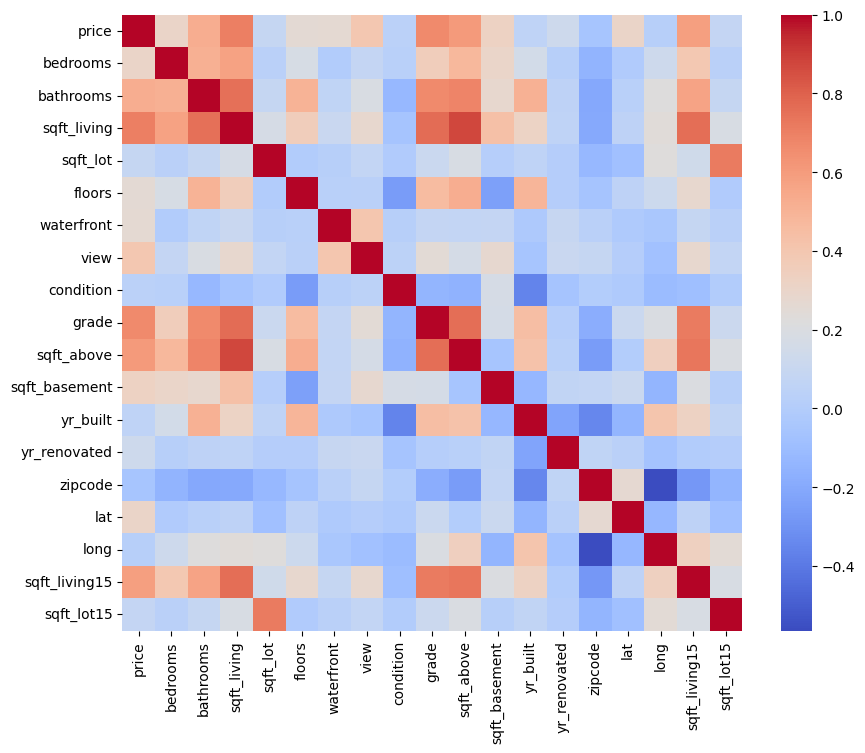
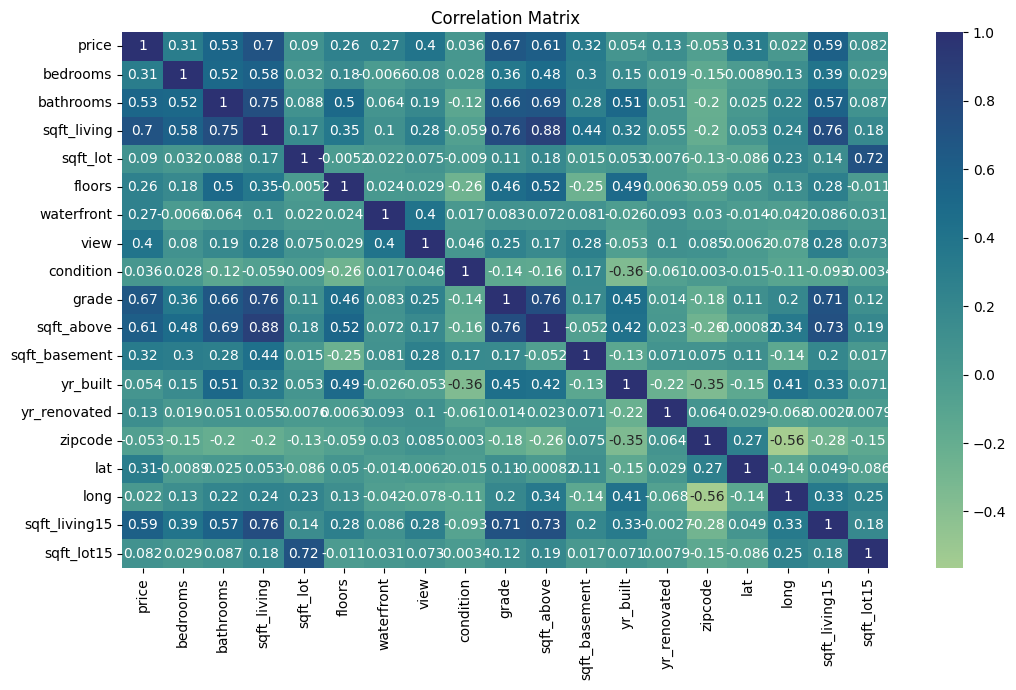
The change to this notebook cell's code, shown as a diff; its figure went from the first image to the second:
--- before
+++ after
@@ -1,5 +1,7 @@
 corr = df.corr(numeric_only=True)
 
-plt.figure(figsize=(10, 8))
-sns.heatmap(corr, cmap="coolwarm")
+plt.figure(figsize=(11, 7))
+sns.heatmap(corr, annot=True, cmap='crest')
+plt.title("Correlation Matrix")
+plt.tight_layout()
 plt.show()

Commit: feature: add eda results and description